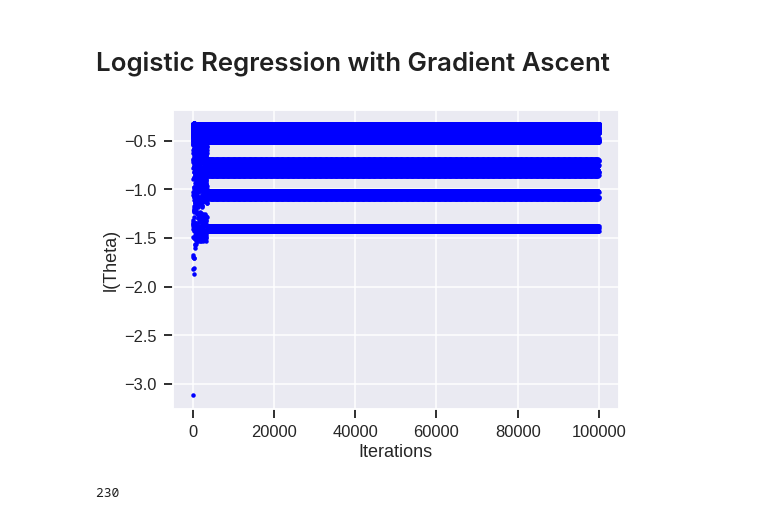
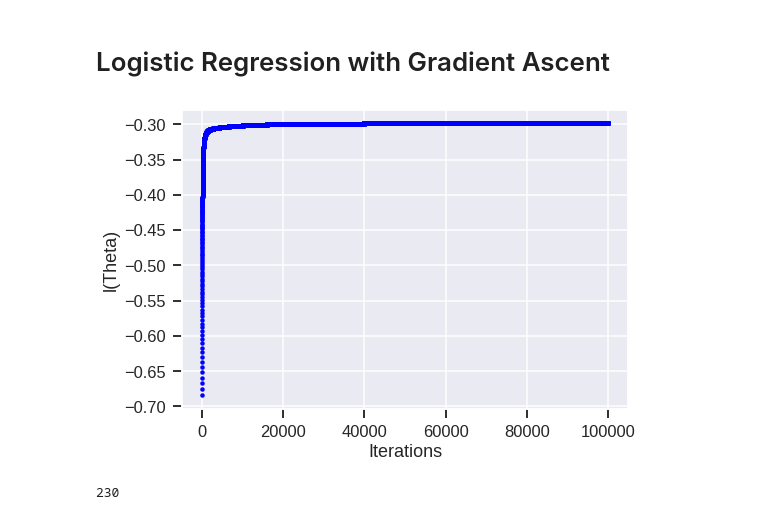
Before and after one commit to MichaelPlug/FDS_Project_HFD, a Jupyter notebook: Project_notebook.ipynb, the cells around one changed output. Cells and saved outputs as stored; diff of their text form; code cells hidden in the pictures.

```diff
--- a/Project_notebook.ipynb
+++ b/Project_notebook.ipynb
@@ -817,17 +818,17 @@ The best way is **Imputation with an additional column**
 # %%
 training_data_matrix = X_train_addCol.to_numpy()
 target_array = y_train_addCol.to_numpy()
 column_of_ones = np.ones(shape=(training_data_matrix.shape[0], 1))
 training_data_matrix = np.hstack((column_of_ones, training_data_matrix))
 theta0 = np.zeros((training_data_matrix.shape[1]))
-theta_final, log_l_history = gradient_ascent(theta0, training_data_matrix, target_array, lr=0.01 , num_steps=100000)
+theta_final, log_l_history = gradient_ascent(theta0, training_data_matrix, target_array, lr=0.0001 , num_steps=100000)
 
 fig,ax = plt.subplots(num=2)
 ax.set_ylabel('l(Theta)')
 ax.set_xlabel('Iterations')
 _=ax.plot(range(len(log_l_history)),log_l_history,'b.')
 # %% [output]
-[figure, old version]
+[figure, new version]
 # %%
 test_data_matrix = X_test_addCol.to_numpy()
 target_array = y_test_addCol.to_numpy()
```
Also changed, not shown: parts of 21 cells of this notebook.
